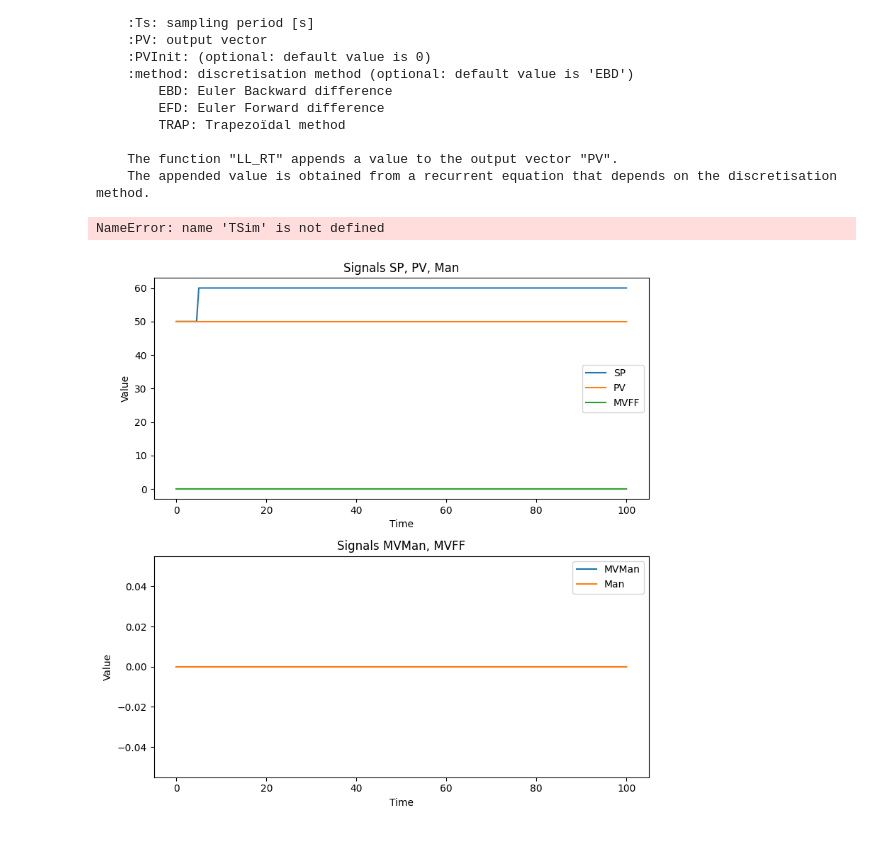
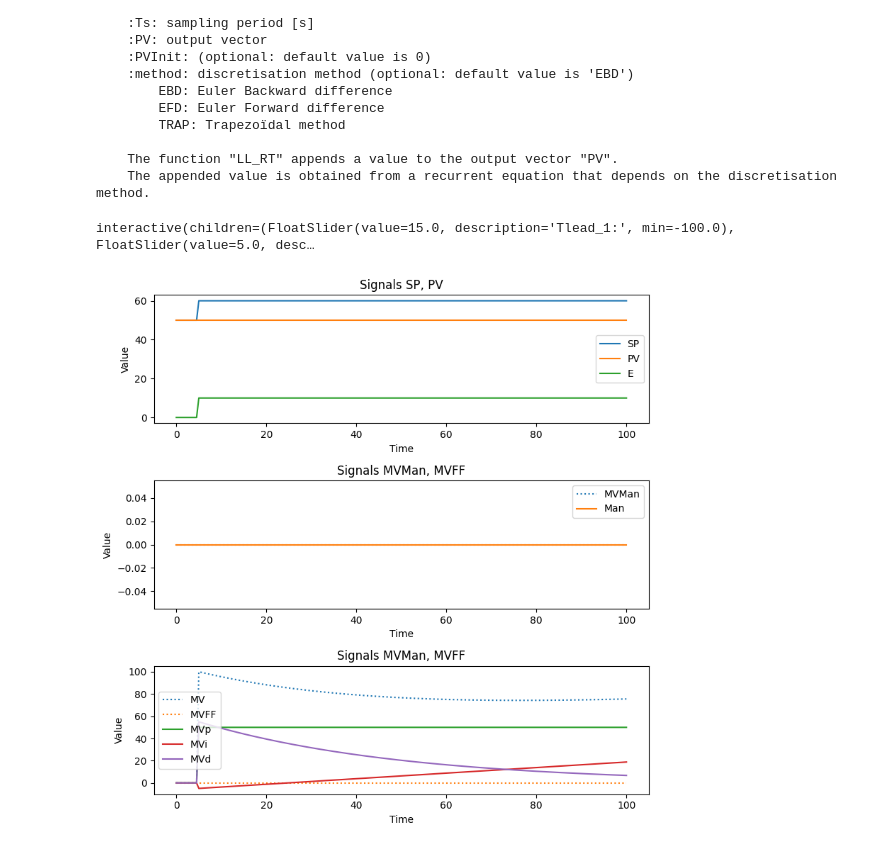
Before and after one commit to comus3/controlTheoryLabFiles, a Jupyter notebook: Control_theory_software_V3/PACKAGE_LAB.ipynb, the cells around one changed output. Cells and saved outputs as stored; diff of their text form; code cells hidden in the pictures.

```diff
--- a/Control_theory_software_V3/PACKAGE_LAB.ipynb
+++ b/Control_theory_software_V3/PACKAGE_LAB.ipynb
@@ -41,7 +41,7 @@ LL_RT(MV, Kp, TLead, TLag, Ts, PV, PVInit=0, method='EBD')
 # %%
 import ipywidgets as widgets
 from IPython.display import display
-
+TSim =100
 Kp = 10
 
 MVPath = {0: 0, 5:3, TSim: 3}
@@ -94,12 +94,14 @@ theta_widget = widgets.FloatSlider(value=10, min=-100, max=100, step=0.1, descri
 # Create an interactive widget
 widgets.interactive(generate_graphs, Tlead_1=Tlead_1_widget, Tlead_2=Tlead_2_widget, Tlead_3=Tlead_3_widget, Tlag=Tlag_widget, theta=theta_widget)
 # %% [output]
-NameError: name 'TSim' is not defined
+interactive(children=(FloatSlider(value=15.0, description='Tlead_1:', min=-100.0), FloatSlider(value=5.0, desc…
 # %%
 # Define simulation parameters
 TSim = 100
 Ts = 0.5
 N = int(TSim / Ts) + 1
+
+global MV
 
 # Define MV & SP path
 SPPath = {0: 50, 5: 60, TSim: 60}
@@ -132,37 +134,48 @@ MVmax = 100
 for i in range(0, N):
     t.append(i * Ts)
     SelectPath_RT(SPPath, t, SP)
     SelectPath_RT(PVpath, t, PV)
     SelectPath_RT(ManPath, t, Man)
     SelectPath_RT(MVManPath, t, MVMan)
     SelectPath_RT(MVFFPath, t, MVFF)
 TI = TD/0.25
  # Generate time vector and simulate MV, MVp, MVi, MVd, and E
 for i in range(0, N):
     PID_RT(SP[0:i+1], PV[0:i+1], Man[0:i+1], MVMan[0:i+1], MVFF[0:i+1], Kc, TI, TD, alpha, Ts, MVmin, MVmax, MV, MVp, MVi, MVd, E)
 
 
 # Plotting
-fig, axs = plt.subplots(2, 1, figsize=(8, 8))
+fig, axs = plt.subplots(3, 1, figsize=(8, 8))
 
-
+# Plotting for the first subplot
 axs[0].plot(t, SP, label='SP')
 axs[0].plot(t, PV, label='PV')
-axs[0].plot(t, MVFF, label='MVFF')
-axs[0].set_title('Signals SP, PV, Man')
+axs[0].plot(t, E, label='E')
+axs[0].set_title('Signals SP, PV')
 axs[0].set_xlabel('Time')
 axs[0].set_ylabel('Value')
 axs[0].legend()
 
-# Second subplot for MVMan and MVFF
-axs[1].plot(t, MVMan, label='MVMan')
+# Plotting for the second subplot with MVMan and MVFF in dotted lines
+axs[1].plot(t, MVMan, linestyle=':', label='MVMan')  # MVMan plotted with dotted line
 axs[1].plot(t, Man, label='Man')
 axs[1].set_title('Signals MVMan, MVFF')
 axs[1].set_xlabel('Time')
 axs[1].set_ylabel('Value')
 axs[1].legend()
 
+# Plotting for the third subplot with all signals
+axs[2].plot(t, MV, linestyle=':', label='MV')  # MV plotted with dotted line
+axs[2].plot(t, MVFF, linestyle=':', label='MVFF')  # MVFF plotted with dotted line
+axs[2].plot(t, MVp, label='MVp')
+axs[2].plot(t, MVi, label='MVi')
+axs[2].plot(t, MVd, label='MVd')
+axs[2].set_title('Signals MVMan, MVFF')
+axs[2].set_xlabel('Time')
+axs[2].set_ylabel('Value')
+axs[2].legend()
+
 plt.tight_layout()
 plt.show()
 # %% [output]
-[figure, old version]
+[figure, new version]
```
